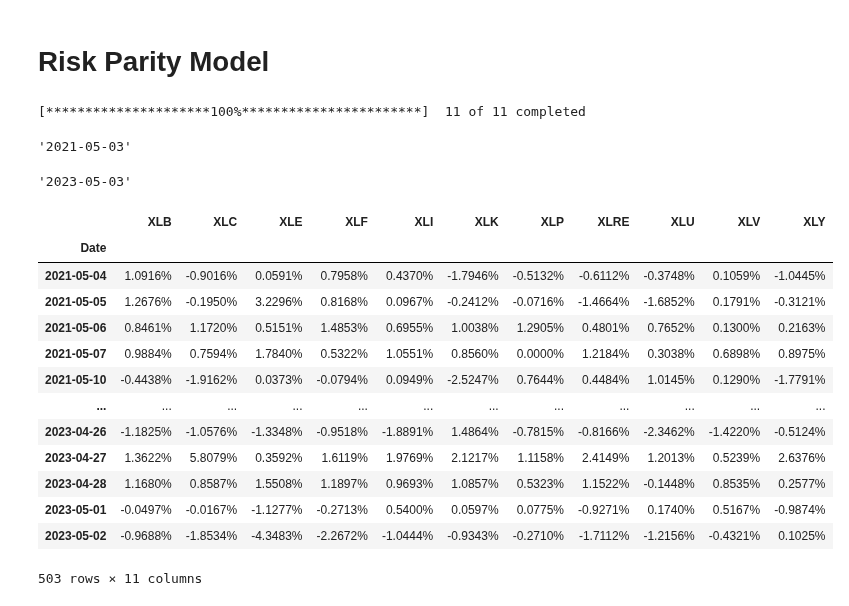
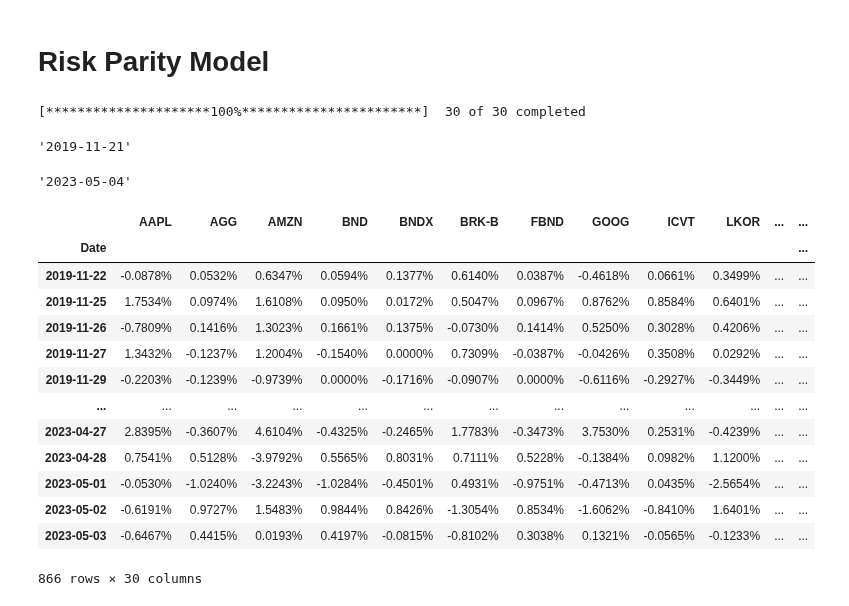
Before and after one commit to ssenhouse/Project1, a Jupyter notebook: Risk Parity App.ipynb, the cells around one changed output. Drawn from its saved outputs; the diff is of its cells as text; code cells hidden in the pictures.

```diff
--- a/Risk Parity App.ipynb
+++ b/Risk Parity App.ipynb
@@ -1,55 +1,58 @@
-# %% [markdown]
-# Risk Parity Model
+# %% [markdown]
+# Risk Parity Model
 # %%
 # Import modules.
 import os
 import pandas as pd
 import numpy.random as rnd
 from dotenv import load_dotenv
 import requests
 import warnings
 import json
+import sqlalchemy as sql
+from pathlib import Path
 warnings.filterwarnings('ignore')
 
 warnings.filterwarnings("ignore")
 pd.options.display.float_format = '{:.4%}'.format
 
 # Date range
 today = date.today()
-last_month = today - datetime.timedelta(days=365*2)
+start_date = today - datetime.timedelta(days=252*5) #trading days(252) * amount of years to go back
 
-start = last_month.strftime("%Y-%m-%d")
+start = start_date.strftime("%Y-%m-%d")
 end = today.strftime("%Y-%m-%d")
 
 # Tickers of assets
-assets = ["XLC", "XLY", "XLP", "XLE", "XLF", "XLV", "XLI", "XLB", "XLRE", "XLK", "XLU"]
+assets = ["XLC", "XLY", "XLP", "XLE", "XLF", "XLV", "XLI", "XLB", "XLRE", "XLK", "XLU", "AAPL", "MSFT", "NVDA", "AMZN", "BRK-B",
+         "GOOG", "META", "UNH", "XOM", "AGG", "BND", "LQD", "VCIT", "BNDX", "TMF", "TLT", "ICVT", "LKOR", "FBND"]
 assets.sort()
 
 # Downloading data
-data = yf.download(assets, start = start, end = end)
-data = data.loc[:,('Adj Close', slice(None))]
+og_data = yf.download(assets, start = start, end = end)
+data = og_data.loc[:,('Adj Close', slice(None))]
 data.columns = assets
 
 Y = data[assets].pct_change().dropna()
 
 display(start)
 display(end)
 display(Y)
 # %% [output]
-[*********************100%***********************]  11 of 11 completed
+[*********************100%***********************]  30 of 30 completed
-'2021-05-03'
+'2019-11-21'
-'2023-05-03'
+'2023-05-04'
-|  | XLB | XLC | XLE | XLF | XLI | XLK | XLP | XLRE | XLU | XLV | XLY |
-| Date |  |  |  |  |  |  |  |  |  |  |  |
-| 2021-05-04 | 1.0916% | -0.9016% | 0.0591% | 0.7958% | 0.4370% | -1.7946% | -0.5132% | -0.6112% | -0.3748% | 0.1059% | -1.0445% |
-| 2021-05-05 | 1.2676% | -0.1950% | 3.2296% | 0.8168% | 0.0967% | -0.2412% | -0.0716% | -1.4664% | -1.6852% | 0.1791% | -0.3121% |
-| 2021-05-06 | 0.8461% | 1.1720% | 0.5151% | 1.4853% | 0.6955% | 1.0038% | 1.2905% | 0.4801% | 0.7652% | 0.1300% | 0.2163% |
-| 2021-05-07 | 0.9884% | 0.7594% | 1.7840% | 0.5322% | 1.0551% | 0.8560% | 0.0000% | 1.2184% | 0.3038% | 0.6898% | 0.8975% |
-| 2021-05-10 | -0.4438% | -1.9162% | 0.0373% | -0.0794% | 0.0949% | -2.5247% | 0.7644% | 0.4484% | 1.0145% | 0.1290% | -1.7791% |
-| ... | ... | ... | ... | ... | ... | ... | ... | ... | ... | ... | ... |
-| 2023-04-26 | -1.1825% | -1.0576% | -1.3348% | -0.9518% | -1.8891% | 1.4864% | -0.7815% | -0.8166% | -2.3462% | -1.4220% | -0.5124% |
-| 2023-04-27 | 1.3622% | 5.8079% | 0.3592% | 1.6119% | 1.9769% | 2.1217% | 1.1158% | 2.4149% | 1.2013% | 0.5239% | 2.6376% |
-| 2023-04-28 | 1.1680% | 0.8587% | 1.5508% | 1.1897% | 0.9693% | 1.0857% | 0.5323% | 1.1522% | -0.1448% | 0.8535% | 0.2577% |
-| 2023-05-01 | -0.0497% | -0.0167% | -1.1277% | -0.2713% | 0.5400% | 0.0597% | 0.0775% | -0.9271% | 0.1740% | 0.5167% | -0.9874% |
-| 2023-05-02 | -0.9688% | -1.8534% | -4.3483% | -2.2672% | -1.0444% | -0.9343% | -0.2710% | -1.7112% | -1.2156% | -0.4321% | 0.1025% |
+|  | AAPL | AGG | AMZN | BND | BNDX | BRK-B | FBND | GOOG | ICVT | LKOR | ... | ... |
+| Date |  |  |  |  |  |  |  |  |  |  |  | ... |
+| 2019-11-22 | -0.0878% | 0.0532% | 0.6347% | 0.0594% | 0.1377% | 0.6140% | 0.0387% | -0.4618% | 0.0661% | 0.3499% | ... | ... |
+| 2019-11-25 | 1.7534% | 0.0974% | 1.6108% | 0.0950% | 0.0172% | 0.5047% | 0.0967% | 0.8762% | 0.8584% | 0.6401% | ... | ... |
+| 2019-11-26 | -0.7809% | 0.1416% | 1.3023% | 0.1661% | 0.1375% | -0.0730% | 0.1414% | 0.5250% | 0.3028% | 0.4206% | ... | ... |
+| 2019-11-27 | 1.3432% | -0.1237% | 1.2004% | -0.1540% | 0.0000% | 0.7309% | -0.0387% | -0.0426% | 0.3508% | 0.0292% | ... | ... |
+| 2019-11-29 | -0.2203% | -0.1239% | -0.9739% | 0.0000% | -0.1716% | -0.0907% | 0.0000% | -0.6116% | -0.2927% | -0.3449% | ... | ... |
+| ... | ... | ... | ... | ... | ... | ... | ... | ... | ... | ... | ... | ... |
+| 2023-04-27 | 2.8395% | -0.3607% | 4.6104% | -0.4325% | -0.2465% | 1.7783% | -0.3473% | 3.7530% | 0.2531% | -0.4239% | ... | ... |
+| 2023-04-28 | 0.7541% | 0.5128% | -3.9792% | 0.5565% | 0.8031% | 0.7111% | 0.5228% | -0.1384% | 0.0982% | 1.1200% | ... | ... |
+| 2023-05-01 | -0.0530% | -1.0240% | -3.2243% | -1.0284% | -0.4501% | 0.4931% | -0.9751% | -0.4713% | 0.0435% | -2.5654% | ... | ... |
+| 2023-05-02 | -0.6191% | 0.9727% | 1.5483% | 0.9844% | 0.8426% | -1.3054% | 0.8534% | -1.6062% | -0.8410% | 1.6401% | ... | ... |
+| 2023-05-03 | -0.6467% | 0.4415% | 0.0193% | 0.4197% | -0.0815% | -0.8102% | 0.3038% | 0.1321% | -0.0565% | -0.1233% | ... | ... |
-503 rows × 11 columns
+866 rows × 30 columns
```
Also changed, not shown: parts of 8 cells of this notebook, 1 other file.
